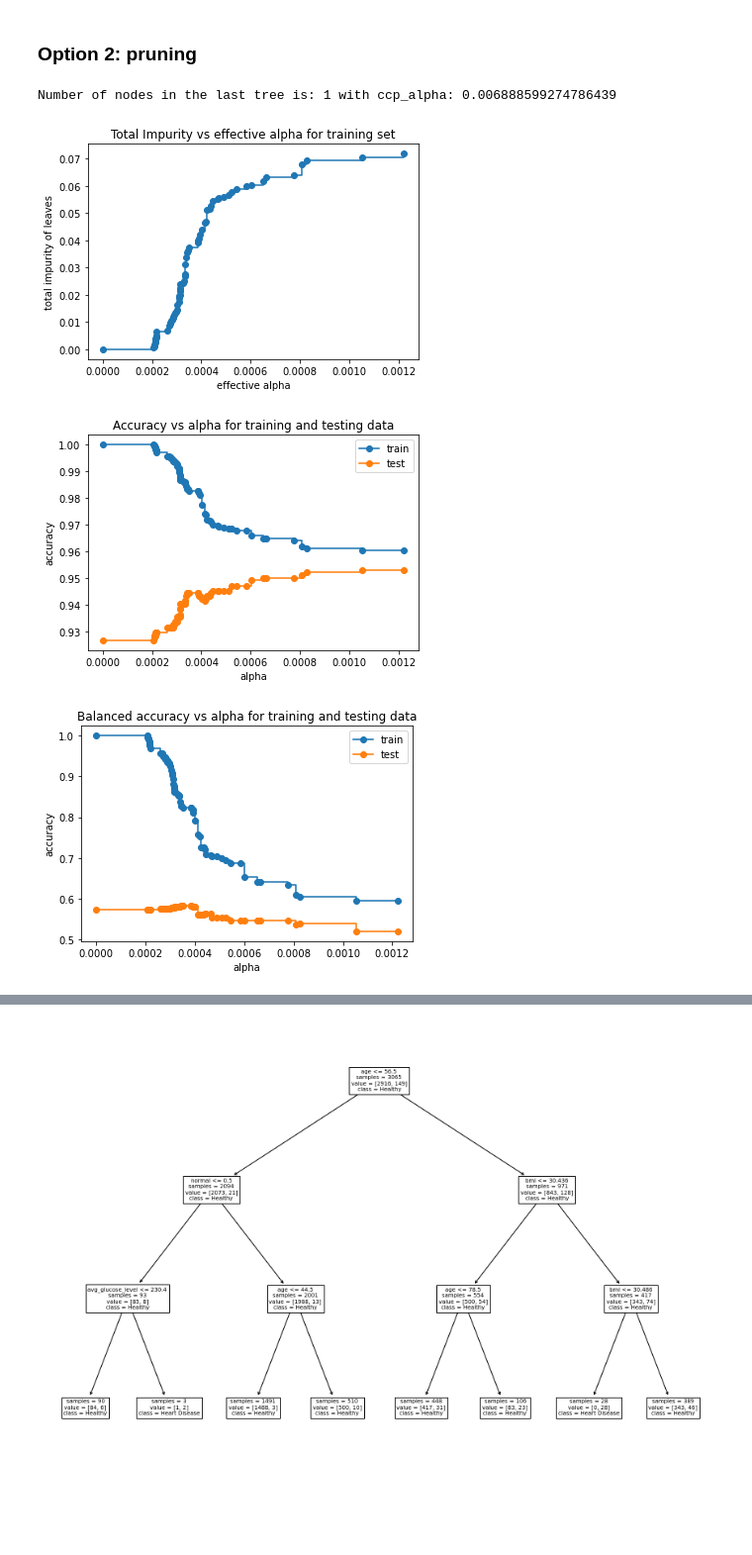
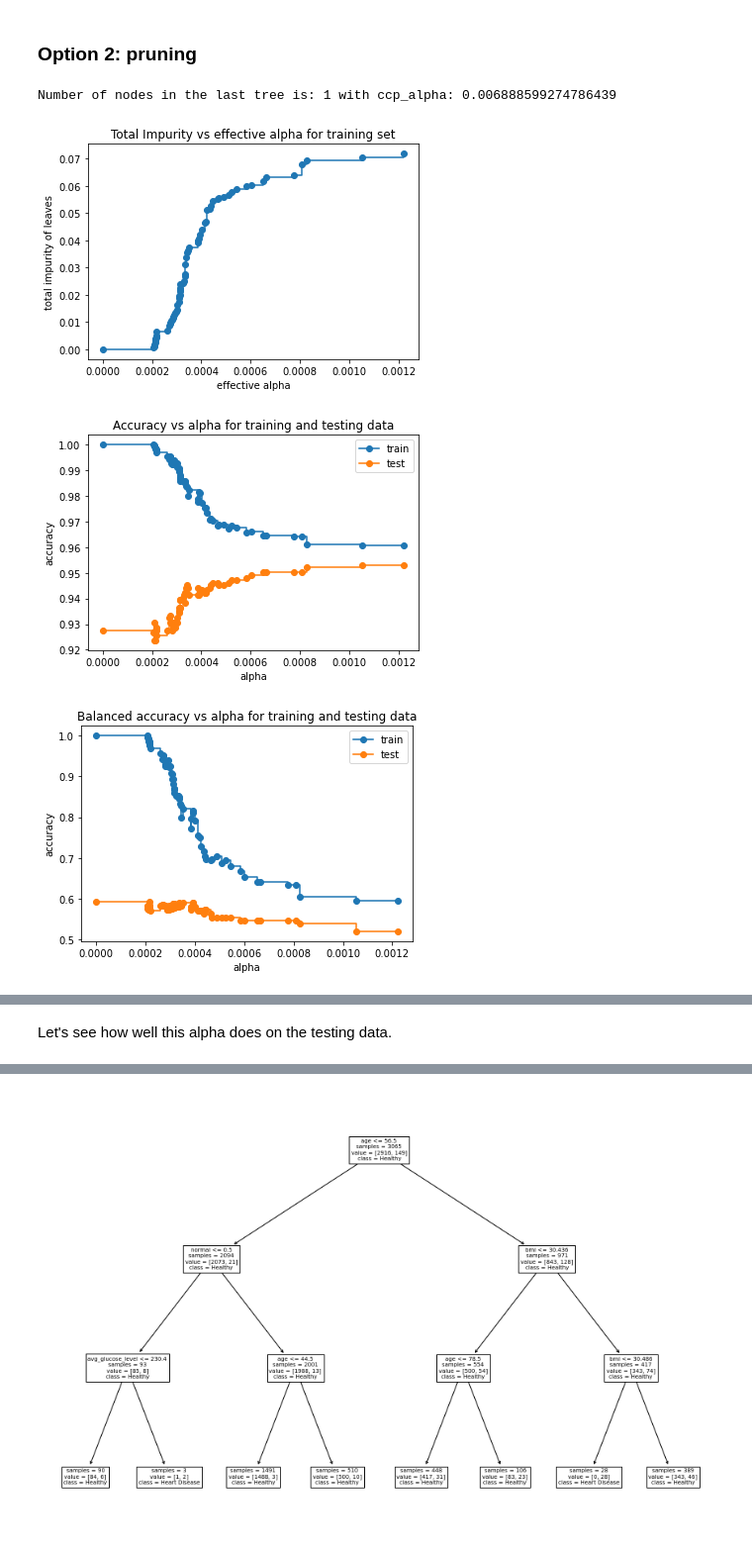
Before and after one commit to koenc100/Project-AI-minor, a Jupyter notebook: code/Decision_tree.ipynb, the cells around one changed output, grey strips where cells are left out. Shown at 99% size. Saved outputs shown, nothing was run; the diff lists cells and outputs as text; code cells hidden in the pictures; blank space fills up the shorter version.

Commit message:
decision tree clean

```diff
--- a/code/Decision_tree.ipynb
+++ b/code/Decision_tree.ipynb
@@ -93,8 +98,7 @@ Make sure the tree is less deep, by using a minimum number of samples that must
 def plot_accuracy(x, training_acc, val_acc, title, x_lab, y_lab = 'accuracy'):
     """
     Plot a list of values, x, and plots a list of training (training_acc) and validation accuracies (val_acc). Lists should be
-    the same length. X-labels and titles should be given; there is the option of setting a custom y-label as the option of
-    setting a different title.
+    the same length. X-labels and titles should be given; there is the option of setting a custom y-label.
     """
     # Plot validation and training accuracy in same plot
     plt.plot(x, training_acc, 'b')
@@ -115,11 +119,13 @@ def plot_accuracy(x, training_acc, val_acc, title, x_lab, y_lab = 'accuracy'):
 # %%
 def try_upgrade(x_min, x_max, x_step, data, titles, x_label, model = DecisionTreeClassifier, upgrade = "min_samples_split"):
     '''
-    This function tries different values (x) for model parameters (upgrade) and plot the accuracies for the different values.
+    This function tries different values (x) for model parameters (upgrade) and plot the accuracies for the different values
+    and returns the value with the highest balanced accuracy and what that accuracy was.
 
     INPUT:
 
     x_min, x_max, x_step:   Float, minimum and maximum values and step size for the various values of x.
+    data:                   A tuple containing training data, training labels, validation data and validation labels.
     titles:                 List with 2 items:
                             - first the title of the plot that plots accuracy,
                             - second the title of the plot that plots balanced accuracy
@@ -188,16 +194,3 @@ def try_upgrade(x_min, x_max, x_step, data, titles, x_label, model = DecisionTre
     high_val = vali_accuracy_balanced[index_max]
 
     return best_x, high_val
-
-# Data we will be giving to this function
-data_model = (train_data, train_labels, val_data, val_labels)
-
-# Titles for the plots
-titles = ["Accuracy for different minimum nr. of samples left for a split",
-          "Balanced accuracy for different different minimum nr. of samples left for a split"]
-
-# Set the range for the split size between 2 and 700, as we have a large dataset
-best_split, validation = try_upgrade(2, 800, 20, data_model, titles, 'minimum samples left', upgrade = 'min_samples_split')
-
-print(f'best split size: {best_split}')
-print(f'highest validation accuracy: {validation}')
@@ -291,7 +297,7 @@ trees = []
 for ccp_alpha in ccp_alphas:
 
     # Create a decision tree using this alpha
-    tree = DecisionTreeClassifier(random_state=1, ccp_alpha=ccp_alpha)
+    tree = DecisionTreeClassifier(ccp_alpha=ccp_alpha)
 
     # Fit the tree on the data
     tree.fit(train_data, train_labels)
@@ -336,42 +342,32 @@ ax.set_title("Accuracy vs alpha for training and testing data")
 ax.plot(ccp_alphas, train_scores, marker='o', label="train",
         drawstyle="steps-post")
 ax.plot(ccp_alphas, test_scores, marker='o', label="test",
         drawstyle="steps-post")
 ax.legend()
 plt.show()
 
 # Plot the balanced accuracies of the training and testing data with the cost complexity parameter
 fig, ax = plt.subplots()
 ax.set_xlabel("alpha")
 ax.set_ylabel("accuracy")
 ax.set_title("Balanced accuracy vs alpha for training and testing data")
 ax.plot(ccp_alphas, train_scores_balanced, marker='o', label="train",
         drawstyle="steps-post")
 ax.plot(ccp_alphas, test_scores_balanced, marker='o', label="test",
         drawstyle="steps-post")
 ax.legend()
 plt.show()
 
 # Find the best alpha and tree by getting the maximum balanced validation accuracy
 index_max = np.argmax(test_scores_balanced)
 best_alpha = ccp_alphas[index_max]
 high_balanced = test_scores_balanced[index_max]
 best_tree = trees[index_max]
 
 print(f'The best alpha is {best_alpha:.5f} leading to a balanced accuracy of {high_balanced:.5f}.'
       f'The tree then has a depth of {best_tree.tree_.max_depth} and {best_tree.tree_.node_count} nodes.')
-
-# Get the predictions
-prediction_train_pruned, prediction_test_pruned = train_and_predict(best_tree, train_data, train_labels, test_data)
-
-# Print the accuracies
-print("For the training data:")
-train_accuracy, train_balaccuracy = get_metrics(train_labels, prediction_train_pruned, verbose = True)
-
-print("For the testing data")
-test_accuracy, test_balaccuracy = get_metrics(test_labels, prediction_test_pruned, verbose = True)
 # %% [output]
 Number of nodes in the last tree is: 1 with ccp_alpha: 0.006888599274786439
 [figure]
-[figure, old version]
+[figure, new version]
-[figure, old version]
+[figure, new version]
@@ -394,0 +375,2 @@ confusion matrix:
+# %% [markdown]
+Let's see how well this alpha does on the testing data.
```
Also changed, not shown: parts of 34 cells of this notebook.
